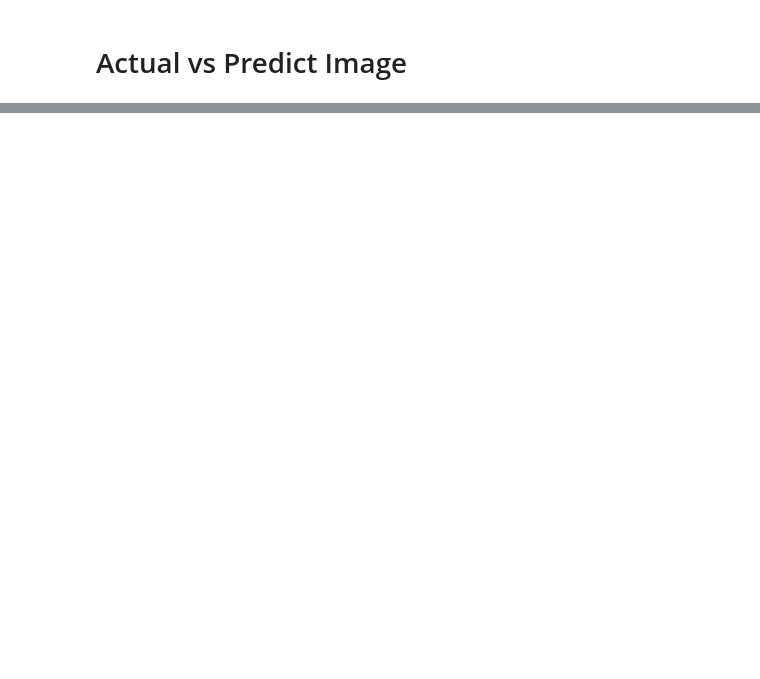
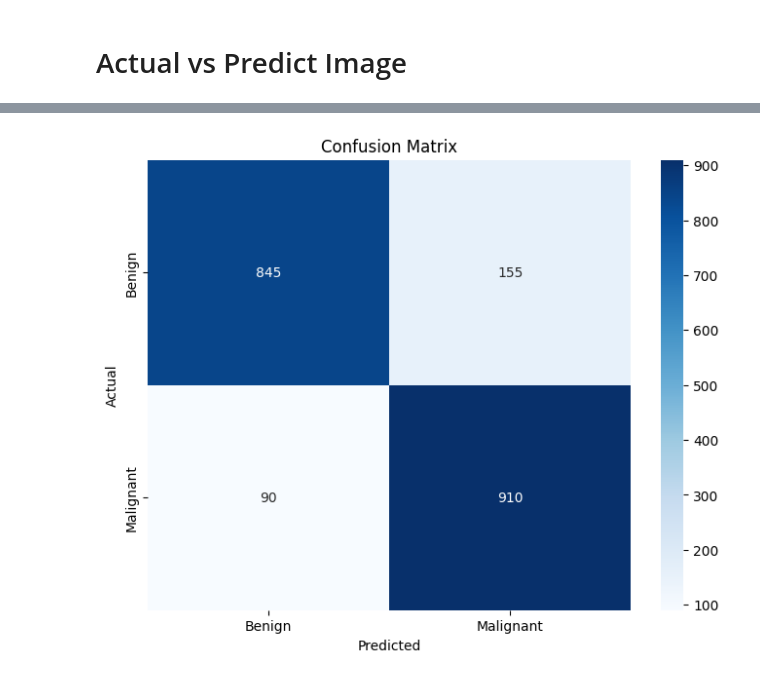
Before and after one commit to sebastianjarap/MelanomaDetection, a Jupyter notebook: CNN.ipynb, the cells around one changed output, grey strips where cells are left out. Cells and saved outputs as stored; diff of their text form; code cells hidden in the pictures; blank space fills up the shorter version.

Commit message:
matriz de confusion

```diff
--- a/CNN.ipynb
+++ b/CNN.ipynb
@@ -201,0 +218,15 @@ for images, labels in test_dataset.take(10):
+# %%
+from sklearn.metrics import confusion_matrix
+import seaborn as sns
+
+# Obtener las predicciones del conjunto de prueba
+y_pred = []
+y_true = []
+
+for images, labels in test_dataset:
+    y_true.extend(labels.numpy())  # Labels verdaderos
+    predictions = model.predict(images)
+    y_pred.extend(np.argmax(predictions, axis=-1))  # Predicciones del modelo
+
+y_true = np.array(y_true)
+y_pred = np.array(y_pred)
@@ -201,0 +251,14 @@ for images, labels in test_dataset.take(10):
+# %%
+# Construir la matriz de confusión
+cm = confusion_matrix(y_true, y_pred)
+
+# Mostrar la matriz de confusión usando un heatmap de seaborn
+plt.figure(figsize=(8, 6))
+sns.heatmap(cm, annot=True, fmt='d', cmap='Blues',
+            xticklabels=class_names, yticklabels=class_names)
+plt.xlabel('Predicted')
+plt.ylabel('Actual')
+plt.title('Confusion Matrix')
+plt.show()
+# %% [output]
+[figure, added]
```
Also changed, not shown: parts of 6 cells of this notebook, 2 other files.
